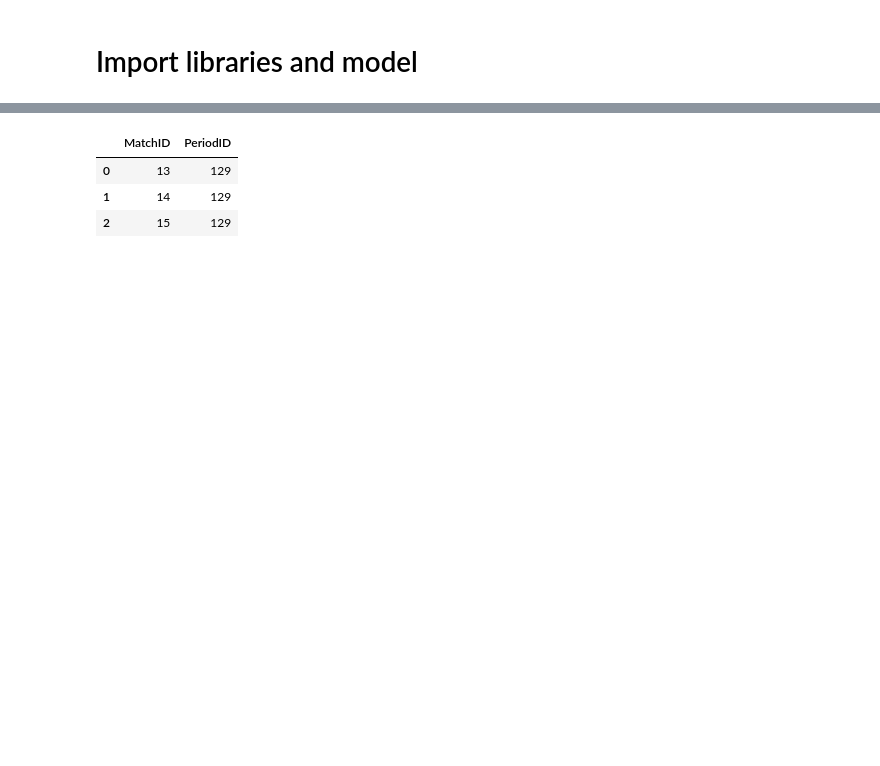
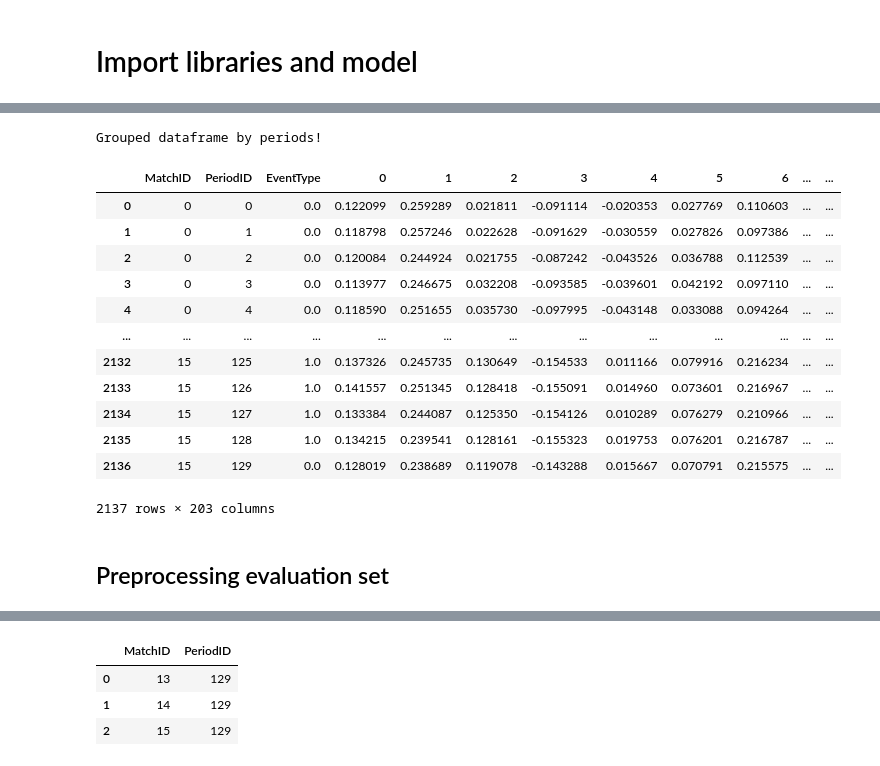
Before and after one commit to vmic2002/DeepLearningChallengeCSC_51054_EP, a Jupyter notebook: Group_challenge_weight_watchers.ipynb, the cells around one changed output, grey strips where cells are left out. Cells and saved outputs as stored; diff of their text form; code cells hidden in the pictures; blank space fills up the shorter version.

```diff
--- a/Group_challenge_weight_watchers.ipynb
+++ b/Group_challenge_weight_watchers.ipynb
@@ -343,0 +121,27 @@ max_periods
+# %%
+# Get vector tweet embeddings
+# TODOOOOOOOOOOOOOOOO maybe instead of avg word embedding for each tweet can get sentence
+#   embeddings to retain more information
+#   -> can try more complex functions here
+#   -> avg embedding of each word for a tweet is fine for now, maybe works well enough
+
+# Function to compute the average word vector for a tweet
+def get_avg_embedding(tweet, model, vector_size=200):
+    words = tweet.split()  # Tokenize by whitespace
+    word_vectors = [model[word] for word in words if word in model]
+    if not word_vectors:  # If no words in the tweet are in the vocabulary, return a zero vector
+        return np.zeros(vector_size)
+    return np.mean(word_vectors, axis=0)
+
+def get_tweet_embeddings(df, vector_size):
+    tweet_vectors = np.vstack([get_avg_embedding(tweet, embeddings_model, vector_size) for tweet in df['Tweet']])
+    tweet_df = pd.DataFrame(tweet_vectors)
+    print("Created vector tweet embeddings!")
+    return tweet_df
+# %%
+# Crashes after using all available RAM :( on google colab
+
+# Obtain vector tweet embeddings
+vector_size = 200  # Adjust based on the chosen GloVe model
+tweet_df = get_tweet_embeddings(df, vector_size)
+tweet_df.head()
@@ -343,0 +174,34 @@ max_periods
+# %%
+# Group the tweets into their corresponding periods to generate an average embedding vector for each period
+# so there are no duplicate period id rows per match.
+# It decreases the size of data and makes it easier to fit into LSTM model
+def group_data_frame_by_periods(df):
+    df = df.groupby(['MatchID', 'PeriodID', 'ID']).mean().reset_index()
+    #df.drop(columns=['ID'], inplace=True)
+    df['MatchID'] = df['MatchID'].astype(int)
+    df['PeriodID'] = df['PeriodID'].astype(int)
+    # need to convert to int before sorting
+    df.sort_values(by=['MatchID', 'PeriodID'], inplace=True)
+    df.reset_index(drop=True, inplace=True)
+    print("Grouped dataframe by periods!")
+    return df
+# %%
+df = group_data_frame_by_periods(df)
+df
+# %% [output]
+Grouped dataframe by periods!
+|  | MatchID | PeriodID | EventType | 0 | 1 | 2 | 3 | 4 | 5 | 6 | ... | ... |
+| 0 | 0 | 0 | 0.0 | 0.122099 | 0.259289 | 0.021811 | -0.091114 | -0.020353 | 0.027769 | 0.110603 | ... | ... |
+| 1 | 0 | 1 | 0.0 | 0.118798 | 0.257246 | 0.022628 | -0.091629 | -0.030559 | 0.027826 | 0.097386 | ... | ... |
+| 2 | 0 | 2 | 0.0 | 0.120084 | 0.244924 | 0.021755 | -0.087242 | -0.043526 | 0.036788 | 0.112539 | ... | ... |
+| 3 | 0 | 3 | 0.0 | 0.113977 | 0.246675 | 0.032208 | -0.093585 | -0.039601 | 0.042192 | 0.097110 | ... | ... |
+| 4 | 0 | 4 | 0.0 | 0.118590 | 0.251655 | 0.035730 | -0.097995 | -0.043148 | 0.033088 | 0.094264 | ... | ... |
+| ... | ... | ... | ... | ... | ... | ... | ... | ... | ... | ... | ... | ... |
+| 2132 | 15 | 125 | 1.0 | 0.137326 | 0.245735 | 0.130649 | -0.154533 | 0.011166 | 0.079916 | 0.216234 | ... | ... |
+| 2133 | 15 | 126 | 1.0 | 0.141557 | 0.251345 | 0.128418 | -0.155091 | 0.014960 | 0.073601 | 0.216967 | ... | ... |
+| 2134 | 15 | 127 | 1.0 | 0.133384 | 0.244087 | 0.125350 | -0.154126 | 0.010289 | 0.076279 | 0.210966 | ... | ... |
+| 2135 | 15 | 128 | 1.0 | 0.134215 | 0.239541 | 0.128161 | -0.155323 | 0.019753 | 0.076201 | 0.216787 | ... | ... |
+| 2136 | 15 | 129 | 0.0 | 0.128019 | 0.238689 | 0.119078 | -0.143288 | 0.015667 | 0.070791 | 0.215575 | ... | ... |
+2137 rows × 203 columns
+# %% [markdown]
+## Preprocessing evaluation set
```
Also changed, not shown: parts of 100 cells of this notebook, 3 other files.
